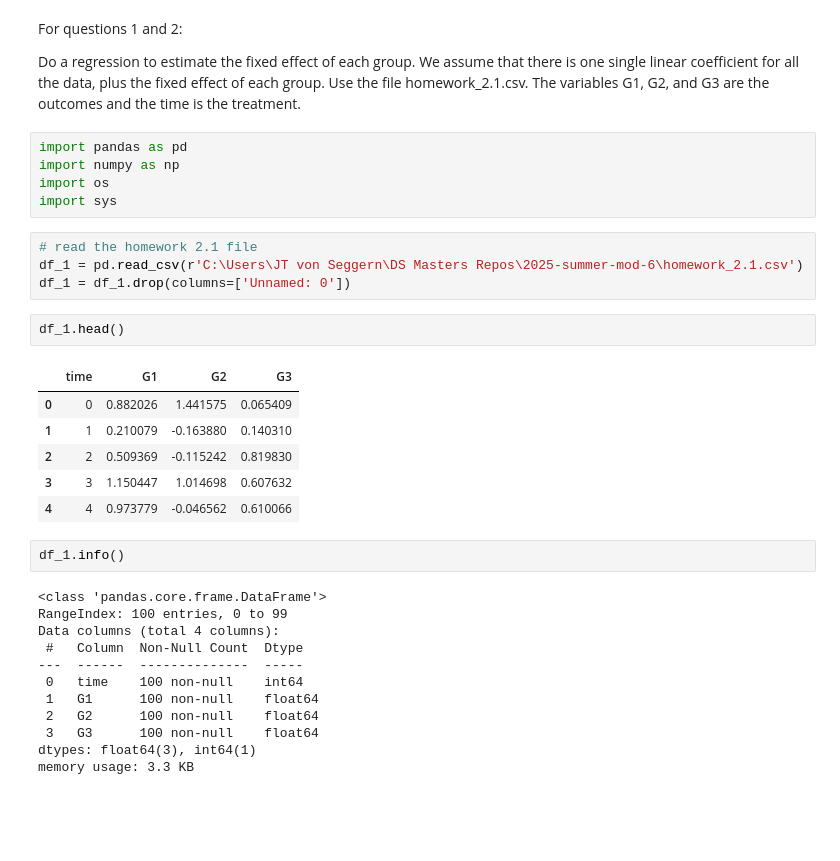
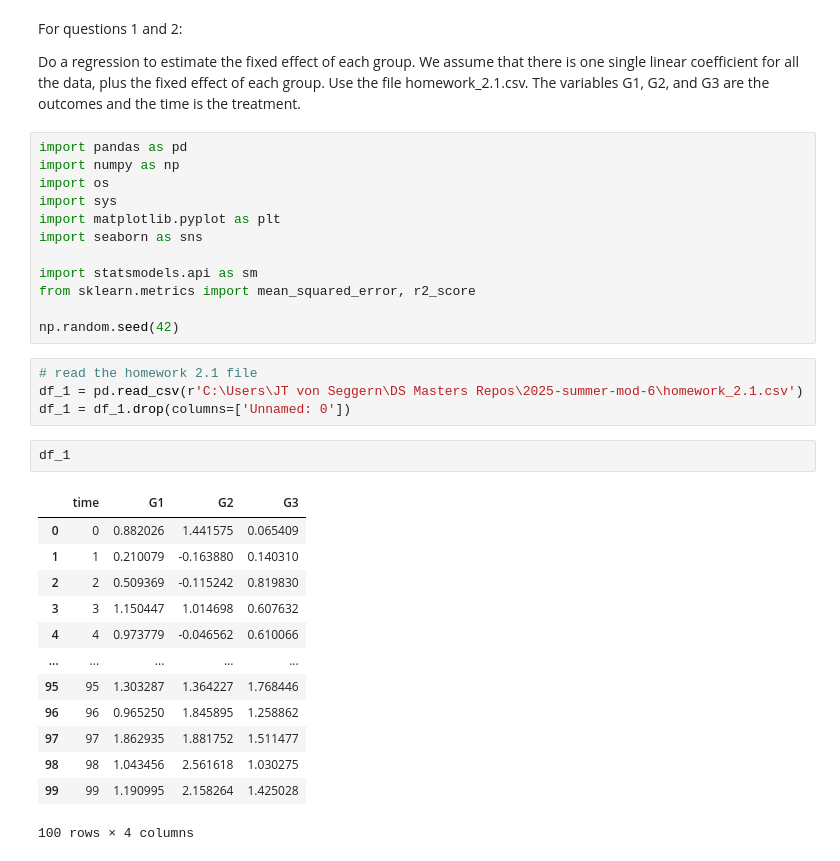
Before and after one commit to jtvon/2025-summer-mod-6, a Jupyter notebook: notebooks/Homework_2_notebook.ipynb, the cells around one changed output. Saved outputs shown, nothing was run; the diff lists cells and outputs as text; blank space fills up the shorter version.

```diff
--- a/notebooks/Homework_2_notebook.ipynb
+++ b/notebooks/Homework_2_notebook.ipynb
@@ -9,30 +9,30 @@ import pandas as pd
 import numpy as np
 import os
 import sys
+import matplotlib.pyplot as plt
+import seaborn as sns
+
+import statsmodels.api as sm
+from sklearn.metrics import mean_squared_error, r2_score
+
+np.random.seed(42)
 # %%
 # read the homework 2.1 file
 df_1 = pd.read_csv(r'C:\Users\JT von Seggern\DS Masters Repos\2025-summer-mod-6\homework_2.1.csv')
 df_1 = df_1.drop(columns=['Unnamed: 0'])
 # %%
-df_1.head()
+df_1
 # %% [output]
 |  | time | G1 | G2 | G3 |
 | 0 | 0 | 0.882026 | 1.441575 | 0.065409 |
 | 1 | 1 | 0.210079 | -0.163880 | 0.140310 |
 | 2 | 2 | 0.509369 | -0.115242 | 0.819830 |
 | 3 | 3 | 1.150447 | 1.014698 | 0.607632 |
 | 4 | 4 | 0.973779 | -0.046562 | 0.610066 |
+| ... | ... | ... | ... | ... |
+| 95 | 95 | 1.303287 | 1.364227 | 1.768446 |
+| 96 | 96 | 0.965250 | 1.845895 | 1.258862 |
+| 97 | 97 | 1.862935 | 1.881752 | 1.511477 |
+| 98 | 98 | 1.043456 | 2.561618 | 1.030275 |
+| 99 | 99 | 1.190995 | 2.158264 | 1.425028 |
+100 rows × 4 columns
-# %%
-df_1.info()
-# %% [output]
-<class 'pandas.core.frame.DataFrame'>
-RangeIndex: 100 entries, 0 to 99
-Data columns (total 4 columns):
- #   Column  Non-Null Count  Dtype
----  ------  --------------  -----
- 0   time    100 non-null    int64
- 1   G1      100 non-null    float64
- 2   G2      100 non-null    float64
- 3   G3      100 non-null    float64
-dtypes: float64(3), int64(1)
-memory usage: 3.3 KB
```
Also changed, not shown: parts of 13 cells of this notebook, 1 other file.
